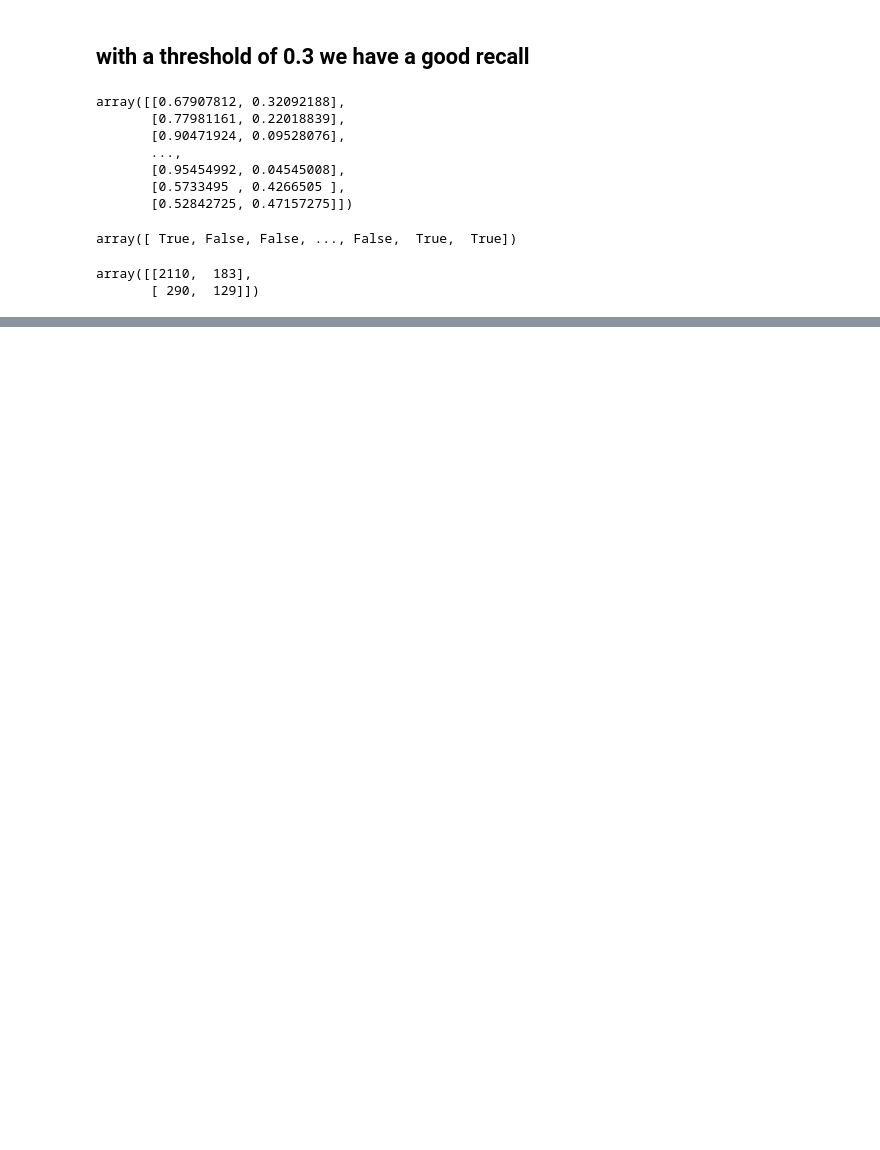
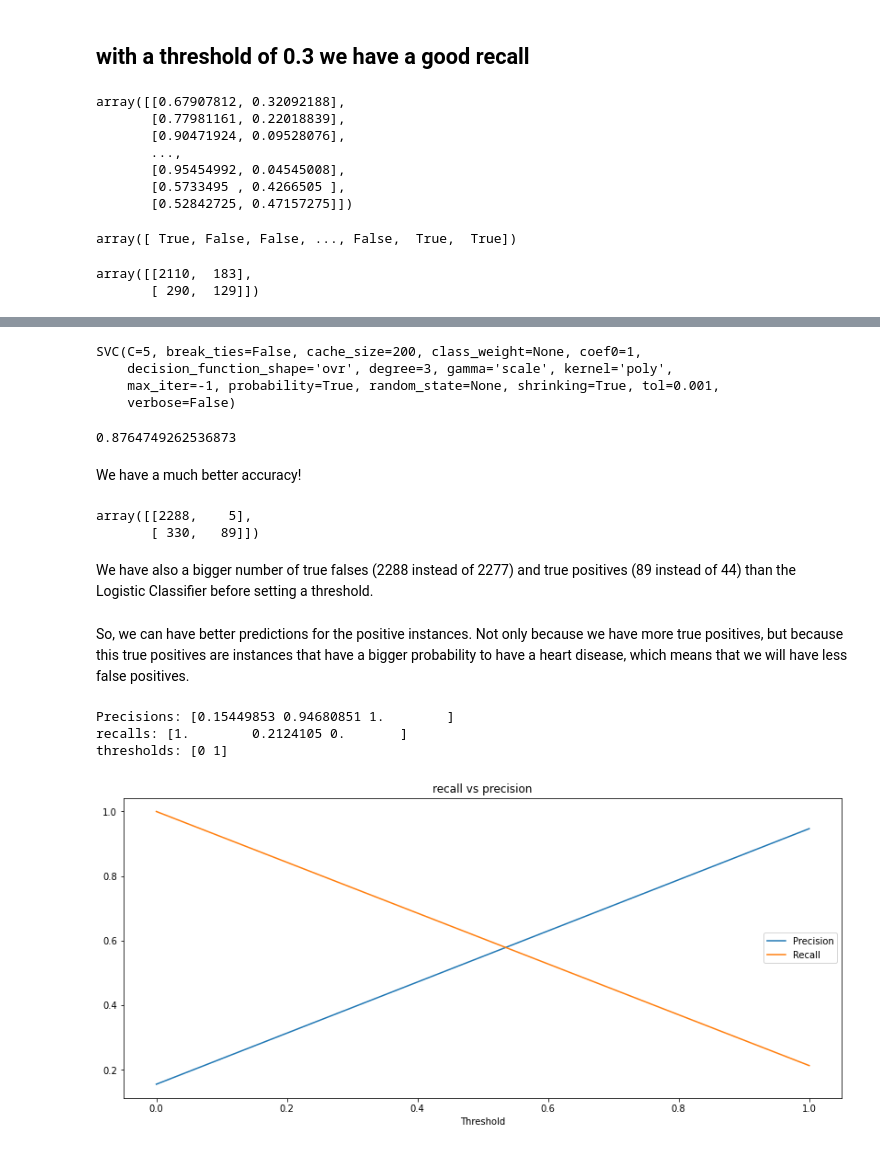
Before and after one commit to JesusNoelValMo/Machine_Learning_Book, a Jupyter notebook: Projects/Logistic_reg_prediction_heart_disease/Logistic_reg_heart_disease.ipynb, the cells around one changed output, grey strips where cells are left out. Drawn from its saved outputs; the diff is of its cells as text; code cells hidden in the pictures; blank space fills up the shorter version.

Commit message:
Triying out SVC to our project, preforms better for confussion matrix

```diff
--- a/Projects/Logistic_reg_prediction_heart_disease/Logistic_reg_heart_disease.ipynb
+++ b/Projects/Logistic_reg_prediction_heart_disease/Logistic_reg_heart_disease.ipynb
@@ -470,6 +471,11 @@ precisions,recalls,thresholds = precision_recall_curve(y_train, predictions_trai
 # %%
-plt.figure(figsize=(14,6))
-plt.title("recall vs precision")
-plt.xlabel("Threshold")
-sns.lineplot(x=thresholds, y=precisions[:-1],label="Precision")
-sns.lineplot(x=thresholds, y=recalls[:-1], label="Recall")
+def plot_Precision_Recall(y_train, predictions_train):
+  precisions,recalls,thresholds = precision_recall_curve(y_train, predictions_train)
+  print(f"Precisions: {precisions}")
+  print(f"recalls: {recalls}")
+  print(f"thresholds: {thresholds}")
+  plt.figure(figsize=(14,6))
+  plt.title("recall vs precision")
+  plt.xlabel("Threshold")
+  sns.lineplot(x=thresholds, y=precisions[:-1],label="Precision")
+  sns.lineplot(x=thresholds, y=recalls[:-1], label="Recall")
@@ -504,0 +517,34 @@ array([[2110,  183],
+# %%
+from sklearn.svm import SVC
+svc = SVC(kernel="poly",degree=3, coef0=1, C=5,probability=True)
+# %%
+svc.fit(X_train, y_train)
+# %% [output]
+SVC(C=5, break_ties=False, cache_size=200, class_weight=None, coef0=1,
+    decision_function_shape='ovr', degree=3, gamma='scale', kernel='poly',
+    max_iter=-1, probability=True, random_state=None, shrinking=True, tol=0.001,
+    verbose=False)
+# %%
+svc_predictions_train = svc.predict(X_train)
+accuracy_score(y_train, svc_predictions_train)
+# %% [output]
+0.8764749262536873
+# %% [markdown]
+We have a much better accuracy!
+# %%
+confusion_matrix(y_train, svc_predictions_train)
+# %% [output]
+array([[2288,    5],
+       [ 330,   89]])
+# %% [markdown]
+We have also a bigger number of true falses (2288 instead of 2277) and true positives (89 instead of 44) than the Logistic Classifier before setting a threshold.
+# %% [markdown]
+So, we can have better predictions for the positive instances.
+Not only because we have more true positives, but because this true positives are instances that have a bigger probability to have a heart disease, which means that we will have less false positives.
+# %%
+plot_Precision_Recall(y_train,svc_predictions_train)
+# %% [output]
+Precisions: [0.15449853 0.94680851 1.        ]
+recalls: [1.        0.2124105 0.       ]
+thresholds: [0 1]
+[figure, added]
```
Also changed, not shown: parts of 12 cells of this notebook.
